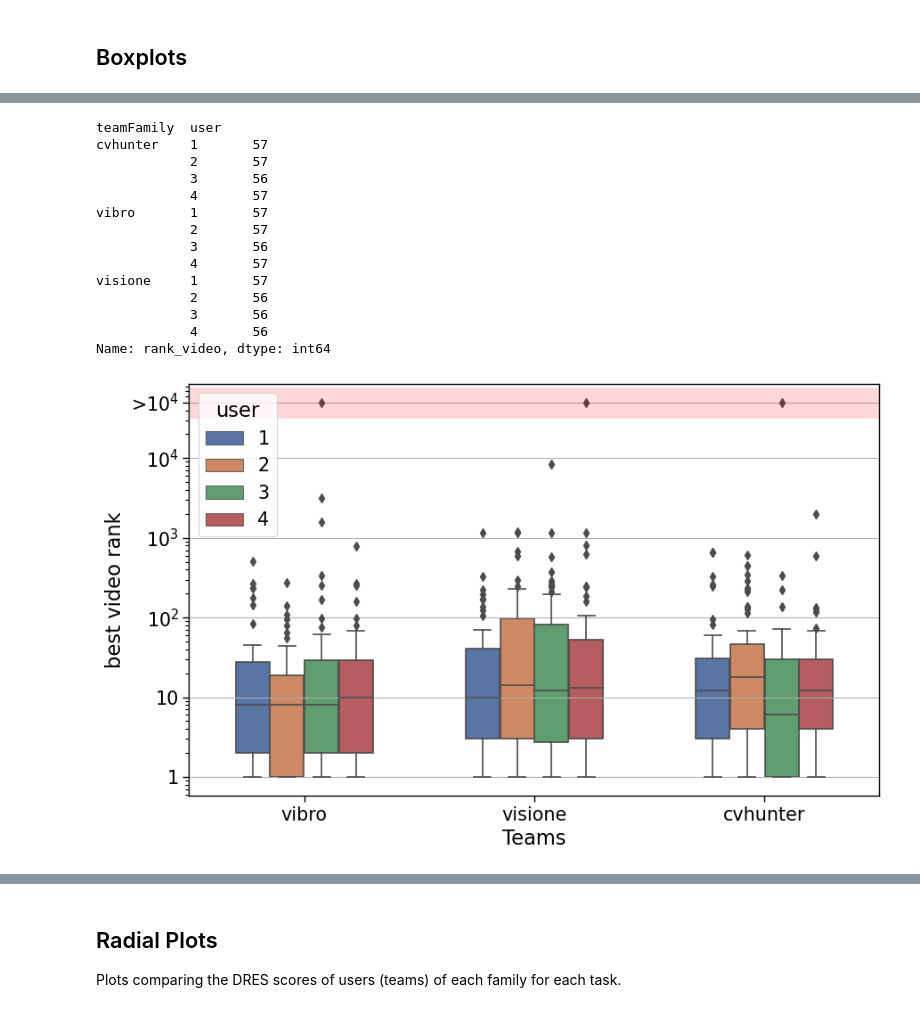
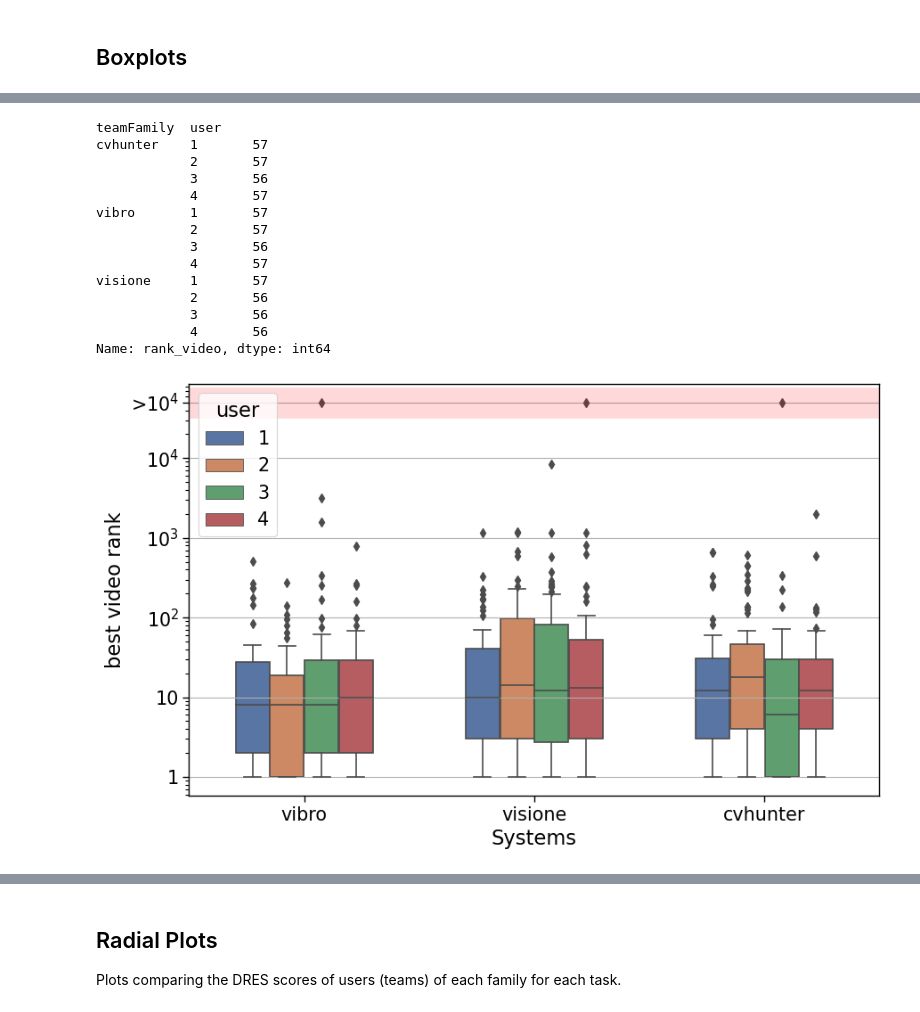
Before and after one commit to Visual-Computing/VBS22-Post-Evaluation, a Jupyter notebook: notebooks/Teams_Results_Analysis.ipynb, the cells around one changed output, grey strips where cells are left out. Cells and saved outputs as stored; diff of their text form; code cells hidden in the pictures.

```diff
--- a/notebooks/Teams_Results_Analysis.ipynb
+++ b/notebooks/Teams_Results_Analysis.ipynb
@@ -271,5 +271,5 @@ Name: rank_shot_margin_0, dtype: int64
 # %%
-#x: team family, #y: rank video item
+#x: team family, #y: rank video item boxplot
 df=df_results.copy(deep=True)
 max_records_plot=10000
 
@@ -304,32 +304,32 @@ sns.boxplot(x="teamFamily", hue="user", y=plot_column_name, data=df[df[plot_colu
 
 
 
 
 #sns.swarmplot(x="teamFamily", hue="user", y='unknow_rank', data=df,size=4, dodge=True, alpha=1,order=["vibro", "visione", "cvhunter"], palette="deep")
 
 ax.axhline(y=where_missing_data_is, linewidth=25, color='r', alpha=0.15)
-ax.set(xlabel="Teams")
+ax.set(xlabel="Systems")
 ax.set(ylabel="best video rank")
 
 handles, labels = ax.get_legend_handles_labels()
 ax.legend(handles[:4], labels[:4], title="user", loc="best")  # , ncol=2,)
 
 
 # sns.despine(trim=True, left=True)
 plt.savefig(f'{output_dir}/kis_{plot_column_name}_boxplot_max_records{max_records_plot}.pdf', format='pdf', bbox_inches="tight")
 # %% [output]
 teamFamily  user
 cvhunter    1       57
             2       57
             3       56
             4       57
 vibro       1       57
             2       57
             3       56
             4       57
 visione     1       57
             2       56
             3       56
             4       56
 Name: rank_video, dtype: int64
-[figure, old version]
+[figure, new version]
```
Also changed, not shown: parts of 19 cells of this notebook.
